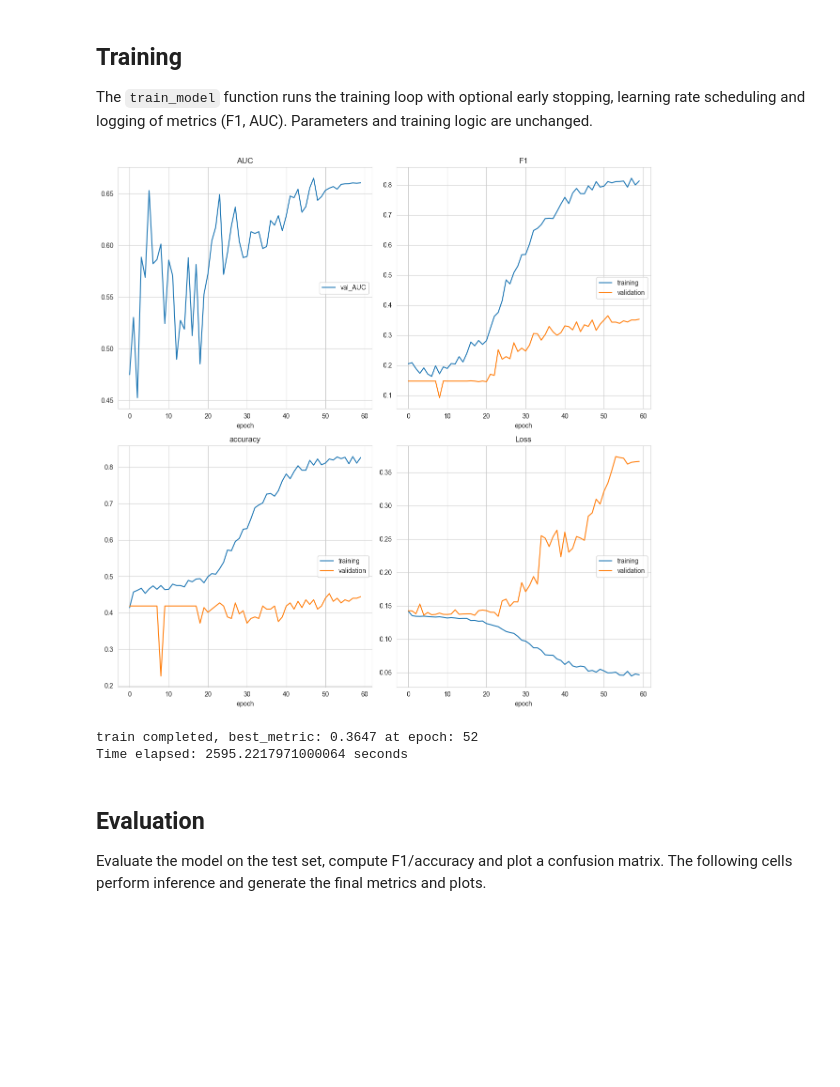
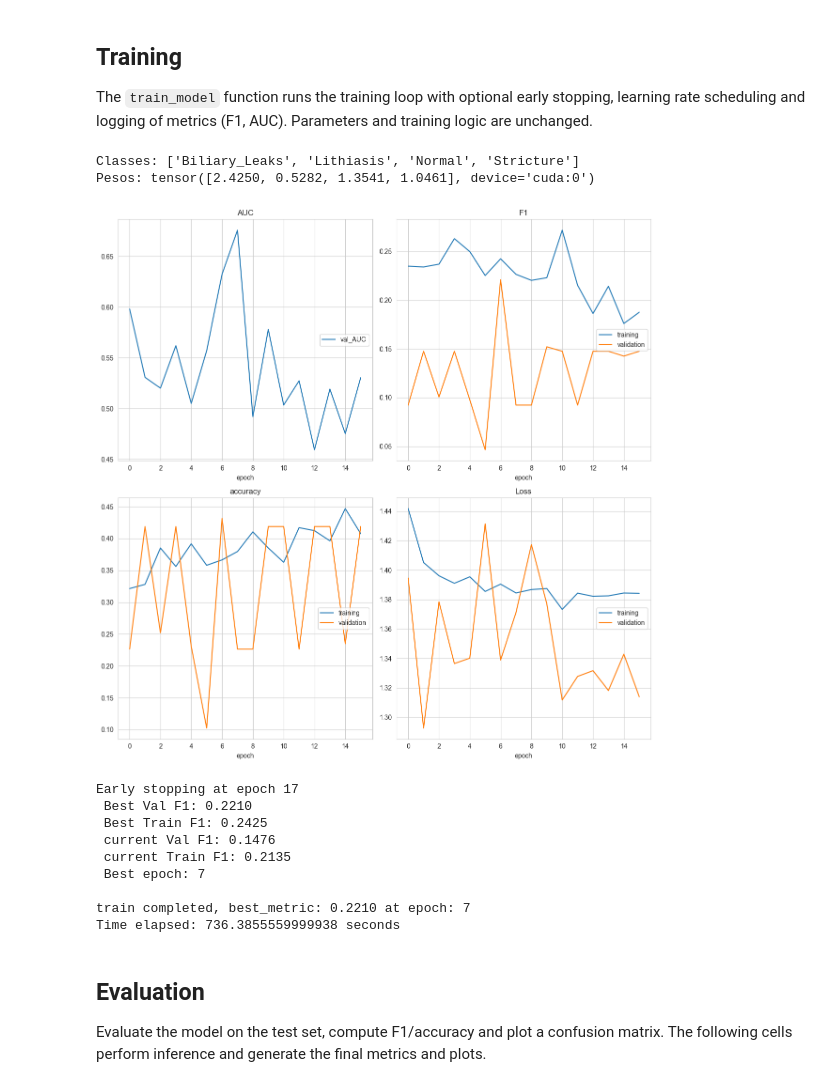
Before and after one commit to Diogo-Rodriigues/AP_Modulo2, a Jupyter notebook: training/DEITIII.ipynb, the cells around one changed output. Saved outputs shown, nothing was run; the diff lists cells and outputs as text; code cells hidden in the pictures; blank space fills up the shorter version.

Commit message:
pesos

```diff
--- a/training/DEITIII.ipynb
+++ b/training/DEITIII.ipynb
@@ -360,27 +362,53 @@ def train_model(train_dl, val_dl, model, loss_function, optimizer, epochs, name)
         scheduler.step()
 
     print(f"train completed, best_metric: {best_metric:.4f} at epoch: {best_metric_epoch}")
+# %%
+EPOCHS = 60
+LEARNING_RATE = 1e-4
+
+from monai.losses import FocalLoss
+
+from sklearn.utils.class_weight import compute_class_weight
+
+class_weights = compute_class_weight(
+    class_weight="balanced",
+    classes=np.arange(num_class),
+    y=np.array(data["train"]["labels"])
+)
+
+class_weights = torch.tensor(class_weights, dtype=torch.float32).to(device)
+
+print("Classes:", class_names)
+print("Pesos:", class_weights)
+
+loss_function = nn.CrossEntropyLoss(weight=class_weights)
+#loss_function = FocalLoss(to_onehot_y=True,weight=class_weights)
+# %% [output]
+Classes: ['Biliary_Leaks', 'Lithiasis', 'Normal', 'Stricture']
+Pesos: tensor([2.4250, 0.5282, 1.3541, 1.0461], device='cuda:0')
 # %%
-EPOCHS = 60
-LEARNING_RATE = 1e-4
-
-from monai.losses import FocalLoss
-loss_function = FocalLoss(to_onehot_y=True)
 
 optimizer = torch.optim.Adam(model.parameters(), LEARNING_RATE)
 
 val_interval = 1
 auc_metric = ROCAUCMetric()
 
 device = torch.device("cuda")
 starttime = time.perf_counter()
 train_model(train_loader, val_loader, model, loss_function, optimizer, EPOCHS, model_name)
 endtime = time.perf_counter()
 print(f"Time elapsed: {endtime - starttime} seconds")
 # %% [output]
-[figure, old version]
+[figure, new version]
-train completed, best_metric: 0.3647 at epoch: 52
-Time elapsed: 2595.2217971000064 seconds
+Early stopping at epoch 17
+ Best Val F1: 0.2210
+ Best Train F1: 0.2425
+ current Val F1: 0.1476
+ current Train F1: 0.2135
+ Best epoch: 7
+
+train completed, best_metric: 0.2210 at epoch: 7
+Time elapsed: 736.3855559999938 seconds
 # %% [markdown]
 ## Evaluation
 Evaluate the model on the test set, compute F1/accuracy and plot a confusion matrix. The following cells perform inference and generate the final metrics and plots.
```
Also changed, not shown: parts of 3 cells of this notebook, 14 other files.
